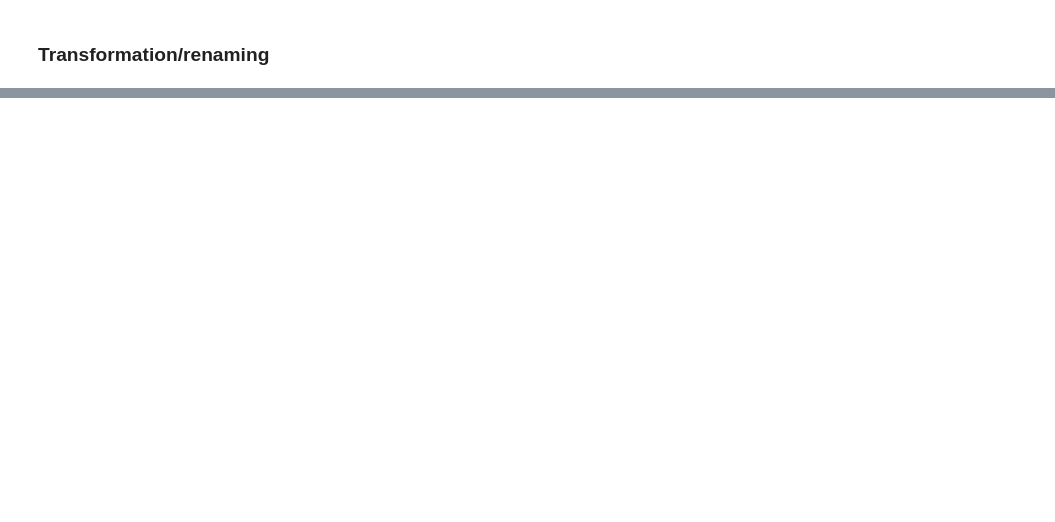
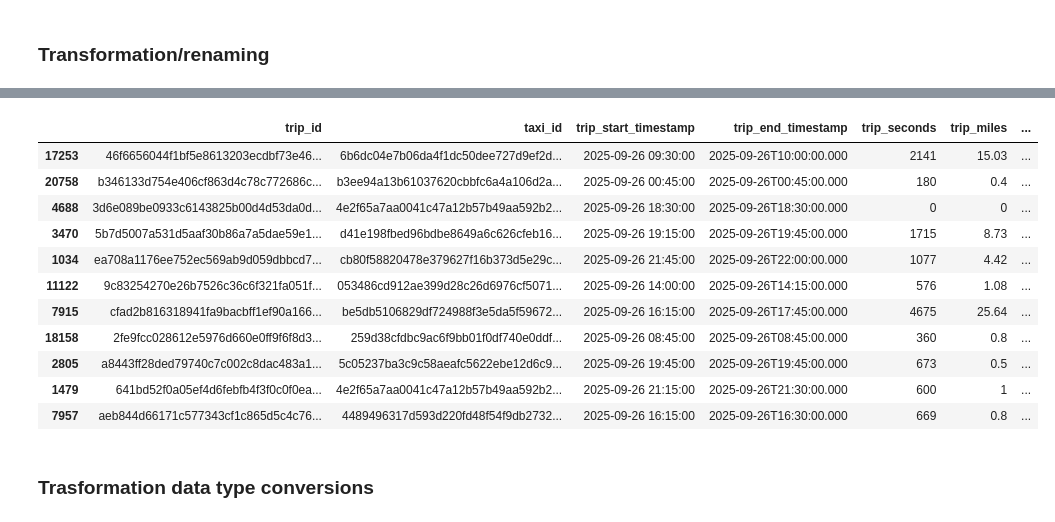
Before and after one commit to csernyzsolt-collab/AWS, a Jupyter notebook: src/notebooks/06_taxi_data_mapping.ipynb, the cells around one changed output, grey strips where cells are left out. Cells and saved outputs as stored; diff of their text form; code cells hidden in the pictures; blank space fills up the shorter version.

```diff
--- a/src/notebooks/06_taxi_data_mapping.ipynb
+++ b/src/notebooks/06_taxi_data_mapping.ipynb
@@ -164,0 +201,18 @@ weather_df.head()
+# %%
+taxi_trips_with_weather=taxi_trips.merge(weather_df,left_on="datetime_for_weather",right_on="datetime")
+taxi_trips_with_weather.sample(11)
+# %% [output]
+|  | trip_id | taxi_id | trip_start_timestamp | trip_end_timestamp | trip_seconds | trip_miles | ... |
+| 17253 | 46f6656044f1bf5e8613203ecdbf73e46... | 6b6dc04e7b06da4f1dc50dee727d9ef2d... | 2025-09-26 09:30:00 | 2025-09-26T10:00:00.000 | 2141 | 15.03 | ... |
+| 20758 | b346133d754e406cf863d4c78c772686c... | b3ee94a13b61037620cbbfc6a4a106d2a... | 2025-09-26 00:45:00 | 2025-09-26T00:45:00.000 | 180 | 0.4 | ... |
+| 4688 | 3d6e089be0933c6143825b00d4d53da0d... | 4e2f65a7aa0041c47a12b57b49aa592b2... | 2025-09-26 18:30:00 | 2025-09-26T18:30:00.000 | 0 | 0 | ... |
+| 3470 | 5b7d5007a531d5aaf30b86a7a5dae59e1... | d41e198fbed96bdbe8649a6c626cfeb16... | 2025-09-26 19:15:00 | 2025-09-26T19:45:00.000 | 1715 | 8.73 | ... |
+| 1034 | ea708a1176ee752ec569ab9d059dbbcd7... | cb80f58820478e379627f16b373d5e29c... | 2025-09-26 21:45:00 | 2025-09-26T22:00:00.000 | 1077 | 4.42 | ... |
+| 11122 | 9c83254270e26b7526c36c6f321fa051f... | 053486cd912ae399d28c26d6976cf5071... | 2025-09-26 14:00:00 | 2025-09-26T14:15:00.000 | 576 | 1.08 | ... |
+| 7915 | cfad2b816318941fa9bacbff1ef90a166... | be5db5106829df724988f3e5da5f59672... | 2025-09-26 16:15:00 | 2025-09-26T17:45:00.000 | 4675 | 25.64 | ... |
+| 18158 | 2fe9fcc028612e5976d660e0ff9f6f8d3... | 259d38cfdbc9ac6f9bb01f0df740e0ddf... | 2025-09-26 08:45:00 | 2025-09-26T08:45:00.000 | 360 | 0.8 | ... |
+| 2805 | a8443ff28ded79740c7c002c8dac483a1... | 5c05237ba3c9c58aeafc5622ebe12d6c9... | 2025-09-26 19:45:00 | 2025-09-26T19:45:00.000 | 673 | 0.5 | ... |
+| 1479 | 641bd52f0a05ef4d6febfb4f3f0c0f0ea... | 4e2f65a7aa0041c47a12b57b49aa592b2... | 2025-09-26 21:15:00 | 2025-09-26T21:30:00.000 | 600 | 1 | ... |
+| 7957 | aeb844d66171c577343cf1c865d5c4c76... | 4489496317d593d220fd48f54f9db2732... | 2025-09-26 16:15:00 | 2025-09-26T16:30:00.000 | 669 | 0.8 | ... |
+# %% [markdown]
+### Trasformation data type conversions
```
Also changed, not shown: parts of 41 cells of this notebook, 1 other file.
